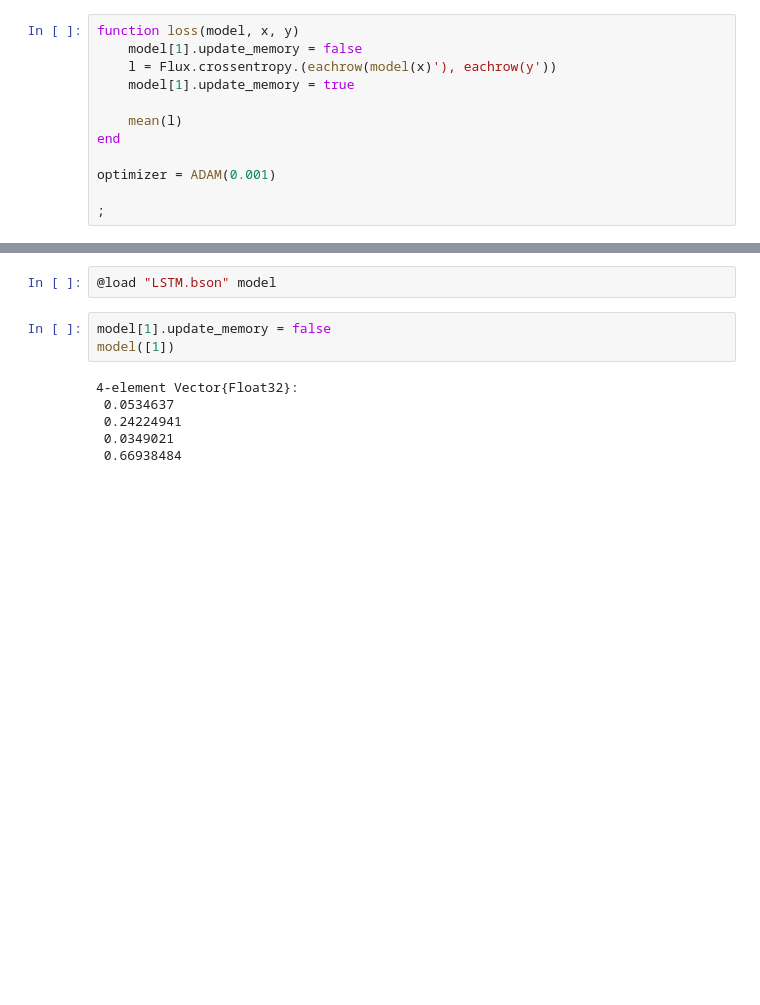
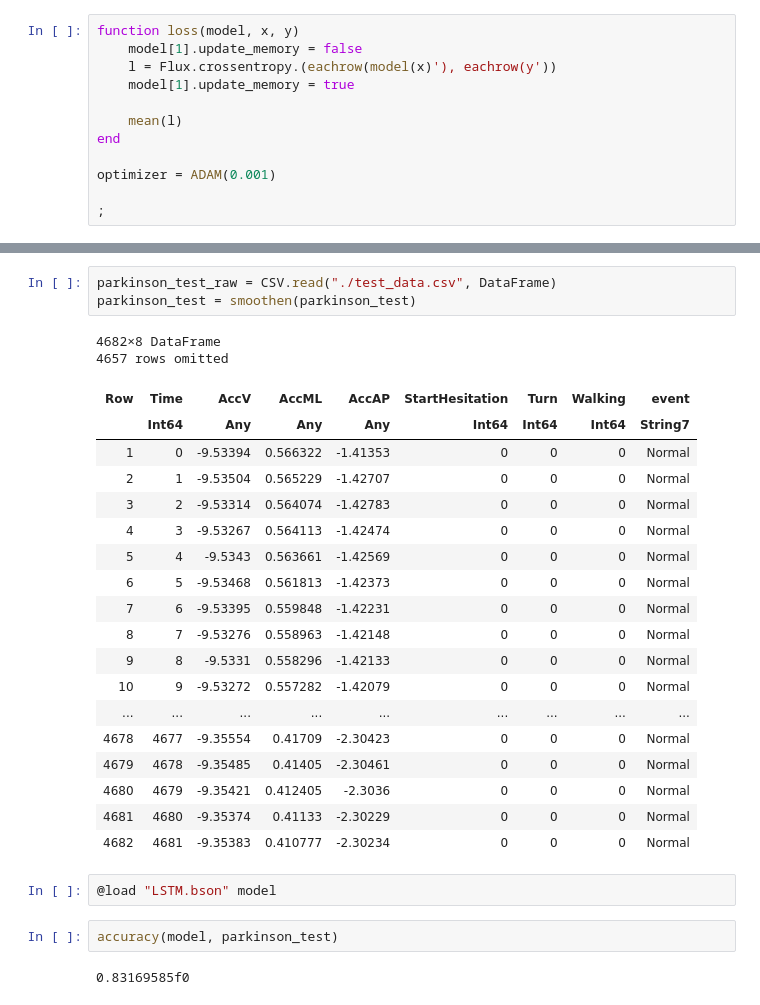
Before and after one commit to szakacsl/parkinson_fog, a Jupyter notebook: lstm.ipynb, the cells around one changed output, grey strips where cells are left out. Drawn from its saved outputs; the diff is of its cells as text; blank space fills up the shorter version.

```diff
--- a/lstm.ipynb
+++ b/lstm.ipynb
@@ -286,11 +349,30 @@ xaxis!("Training epoch")
+# %%
+parkinson_test_raw = CSV.read("./test_data.csv", DataFrame)
+parkinson_test = smoothen(parkinson_test)
+# %% [output]
+4682×8 DataFrame
+4657 rows omitted
+| Row | Time | AccV | AccML | AccAP | StartHesitation | Turn | Walking | event |
+|  | Int64 | Any | Any | Any | Int64 | Int64 | Int64 | String7 |
+| 1 | 0 | -9.53394 | 0.566322 | -1.41353 | 0 | 0 | 0 | Normal |
+| 2 | 1 | -9.53504 | 0.565229 | -1.42707 | 0 | 0 | 0 | Normal |
+| 3 | 2 | -9.53314 | 0.564074 | -1.42783 | 0 | 0 | 0 | Normal |
+| 4 | 3 | -9.53267 | 0.564113 | -1.42474 | 0 | 0 | 0 | Normal |
+| 5 | 4 | -9.5343 | 0.563661 | -1.42569 | 0 | 0 | 0 | Normal |
+| 6 | 5 | -9.53468 | 0.561813 | -1.42373 | 0 | 0 | 0 | Normal |
+| 7 | 6 | -9.53395 | 0.559848 | -1.42231 | 0 | 0 | 0 | Normal |
+| 8 | 7 | -9.53276 | 0.558963 | -1.42148 | 0 | 0 | 0 | Normal |
+| 9 | 8 | -9.5331 | 0.558296 | -1.42133 | 0 | 0 | 0 | Normal |
+| 10 | 9 | -9.53272 | 0.557282 | -1.42079 | 0 | 0 | 0 | Normal |
+| ... | ... | ... | ... | ... | ... | ... | ... | ... |
+| 4678 | 4677 | -9.35554 | 0.41709 | -2.30423 | 0 | 0 | 0 | Normal |
+| 4679 | 4678 | -9.35485 | 0.41405 | -2.30461 | 0 | 0 | 0 | Normal |
+| 4680 | 4679 | -9.35421 | 0.412405 | -2.3036 | 0 | 0 | 0 | Normal |
+| 4681 | 4680 | -9.35374 | 0.41133 | -2.30229 | 0 | 0 | 0 | Normal |
+| 4682 | 4681 | -9.35383 | 0.410777 | -2.30234 | 0 | 0 | 0 | Normal |
 # %%
 @load "LSTM.bson" model
-# %%
-model[1].update_memory = false
-model([1])
-# %% [output]
-4-element Vector{Float32}:
- 0.0534637
- 0.24224941
- 0.0349021
- 0.66938484
+# %%
+accuracy(model, parkinson_test)
+# %% [output]
+0.83169585f0
```
Also changed, not shown: parts of 12 cells of this notebook, 4 other files.
